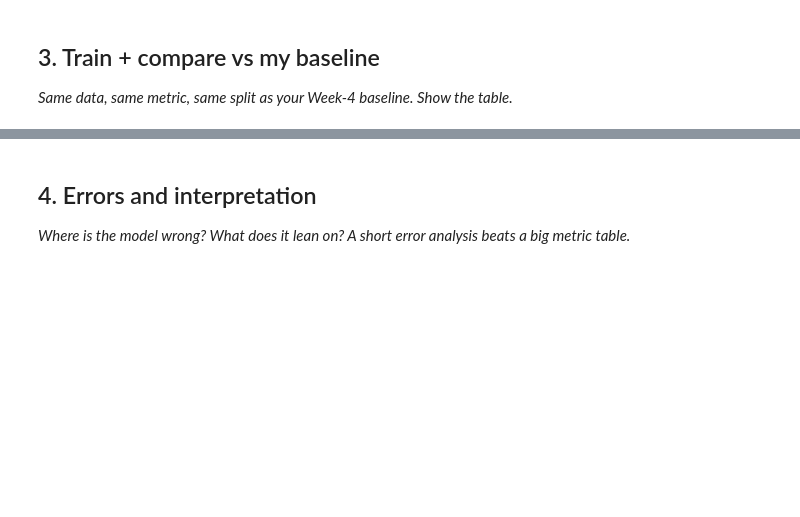
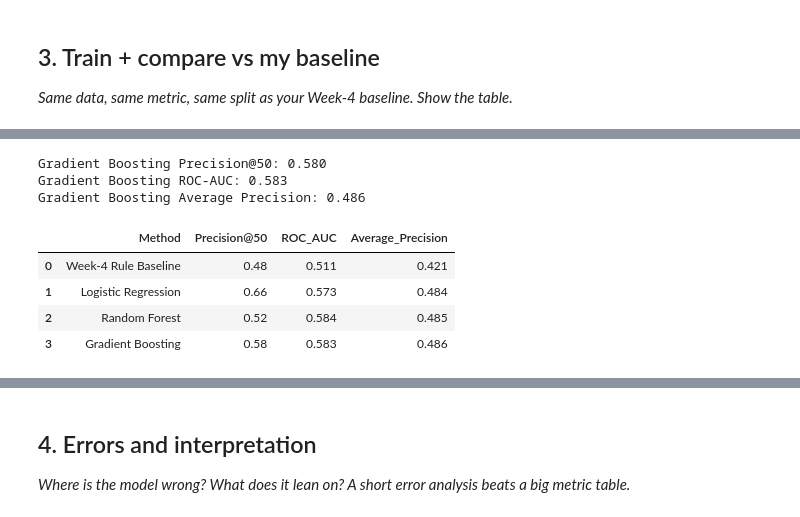
Before and after one commit to Malang43/flyrank-ml-internship-Malang43, a Jupyter notebook: work/notebooks/w05_model.ipynb, the cells around one changed output, grey strips where cells are left out. Drawn from its saved outputs; the diff is of its cells as text; code cells hidden in the pictures; blank space fills up the shorter version.

```diff
--- a/work/notebooks/w05_model.ipynb
+++ b/work/notebooks/w05_model.ipynb
@@ -29,0 +387,74 @@ This skeleton is yours to fill. Work the sections **in order** — each one has
+# %%
+gb_p50 = precision_at_k(
+    y_test,
+    gb_prob,
+    50
+)
+
+gb_auc = roc_auc_score(
+    y_test,
+    gb_prob
+)
+
+gb_ap = average_precision_score(
+    y_test,
+    gb_prob
+)
+
+print(f"Gradient Boosting Precision@50: {gb_p50:.3f}")
+print(f"Gradient Boosting ROC-AUC: {gb_auc:.3f}")
+print(f"Gradient Boosting Average Precision: {gb_ap:.3f}")
+# %% [output]
+Gradient Boosting Precision@50: 0.580
+Gradient Boosting ROC-AUC: 0.583
+Gradient Boosting Average Precision: 0.486
+# %%
+final_results = pd.DataFrame({
+    "Method": [
+        "Week-4 Rule Baseline",
+        "Logistic Regression",
+        "Random Forest",
+        "Gradient Boosting"
+    ],
+
+    "Precision@50": [
+        baseline_p50,
+        model_p50,
+        rf_p50,
+        gb_p50
+    ],
+
+    "ROC_AUC": [
+        roc_auc_score(
+            y_test,
+            test_eval["baseline_score"]
+        ),
+        roc_auc_score(
+            y_test,
+            model_prob
+        ),
+        rf_auc,
+        gb_auc
+    ],
+
+    "Average_Precision": [
+        average_precision_score(
+            y_test,
+            test_eval["baseline_score"]
+        ),
+        average_precision_score(
+            y_test,
+            model_prob
+        ),
+        rf_ap,
+        gb_ap
+    ]
+})
+
+final_results.round(3)
+# %% [output]
+|  | Method | Precision@50 | ROC_AUC | Average_Precision |
+| 0 | Week-4 Rule Baseline | 0.48 | 0.511 | 0.421 |
+| 1 | Logistic Regression | 0.66 | 0.573 | 0.484 |
+| 2 | Random Forest | 0.52 | 0.584 | 0.485 |
+| 3 | Gradient Boosting | 0.58 | 0.583 | 0.486 |
```
Also changed, not shown: parts of 28 cells of this notebook.
